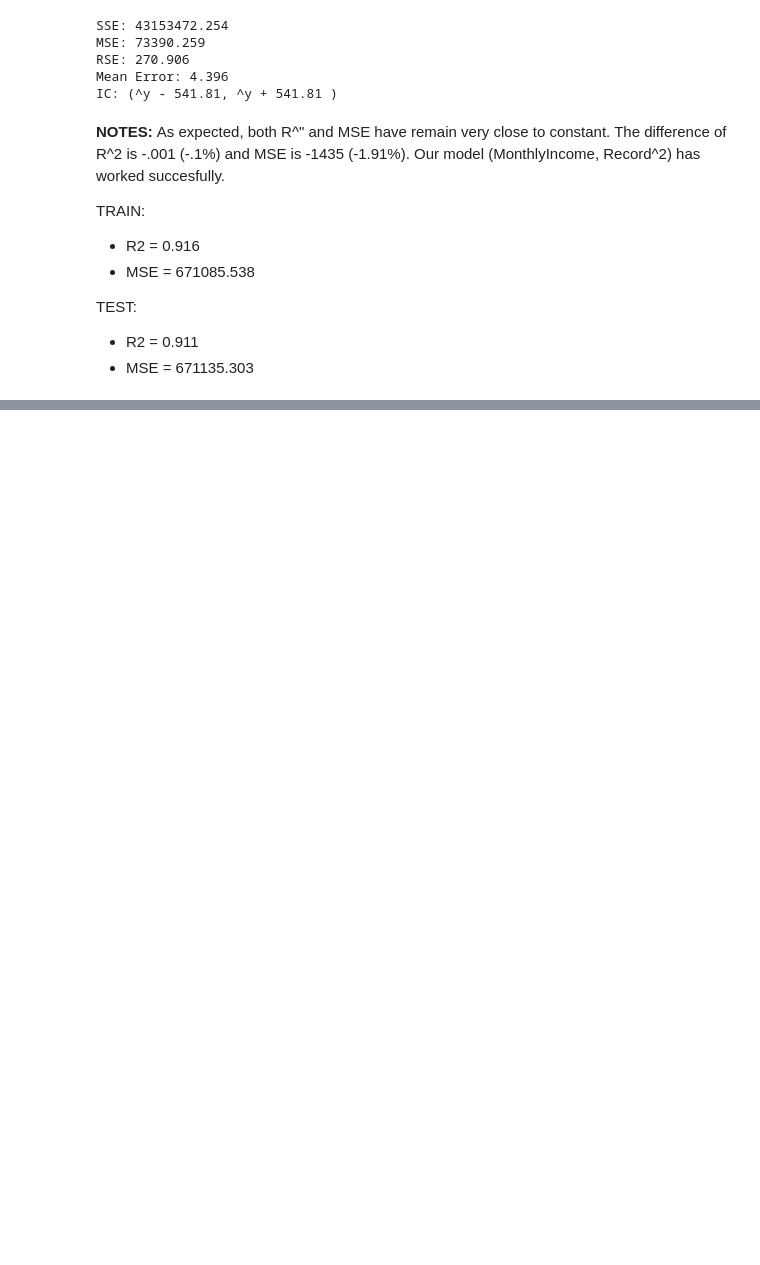
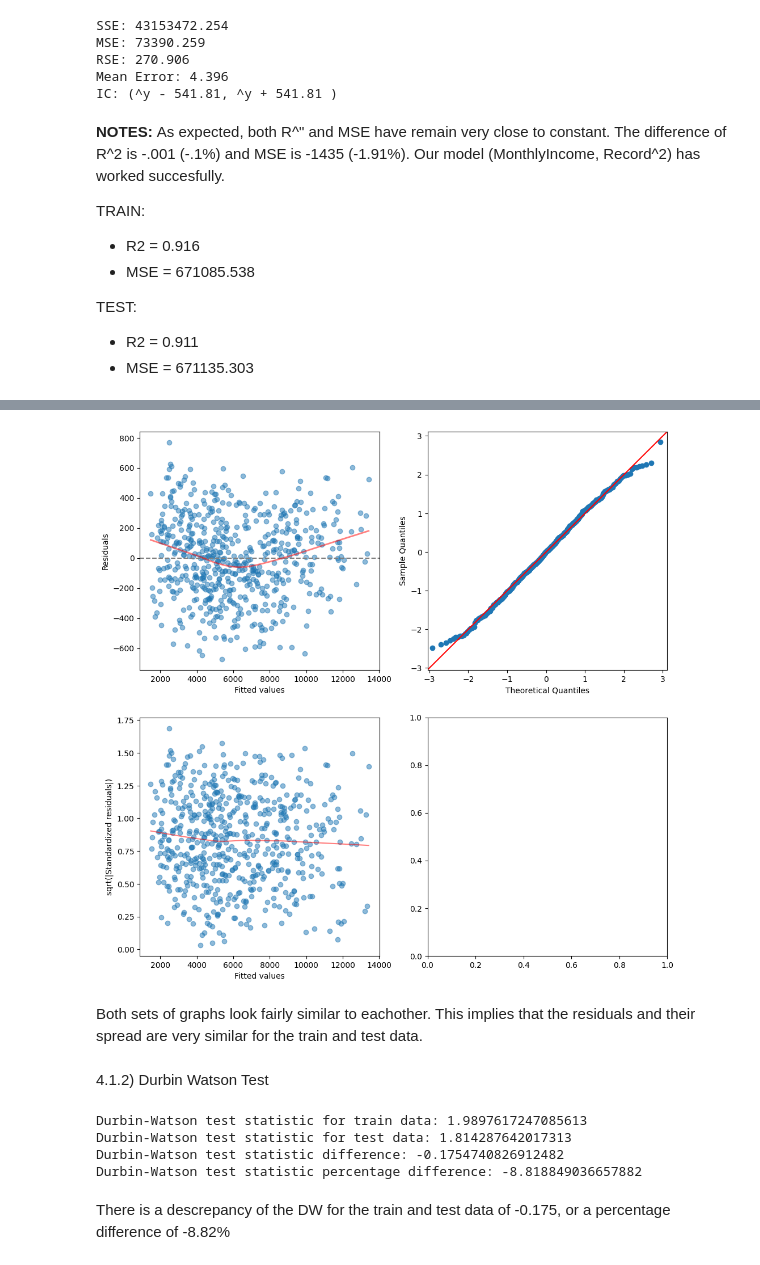
Before and after one commit to LAIN-21/linear_regression_lab, a Jupyter notebook: src/Linear_Regression_LAB (1).ipynb, the cells around one changed output, grey strips where cells are left out. Cells and saved outputs as stored; diff of their text form; code cells hidden in the pictures; blank space fills up the shorter version.

```diff
--- a/src/Linear_Regression_LAB (1).ipynb
+++ b/src/Linear_Regression_LAB (1).ipynb
@@ -891,0 +954,28 @@ TEST:
+# %%
+ols_resid_plots(best_model_test)
+# %% [output]
+[figure, added]
+# %% [markdown]
+Both sets of graphs look fairly similar to eachother. This implies that the residuals and their spread are very similar for the train and test data.
+# %% [markdown]
+4.1.2) Durbin Watson Test
+# %%
+from scipy import stats
+from statsmodels.stats.stattools import durbin_watson
+
+# Get the Durbin-Watson test statistic
+dw_train = durbin_watson(best_model_train.resid)
+dw_test = durbin_watson(best_model_test.resid)
+dw_difference = dw_test - dw_train
+dw_percentage_difference = (dw_difference / dw_train) * 100
+print("Durbin-Watson test statistic for train data:", dw_train)
+print("Durbin-Watson test statistic for test data:", dw_test)
+print("Durbin-Watson test statistic difference:", dw_difference)
+print("Durbin-Watson test statistic percentage difference:", dw_percentage_difference)
+# %% [output]
+Durbin-Watson test statistic for train data: 1.9897617247085613
+Durbin-Watson test statistic for test data: 1.814287642017313
+Durbin-Watson test statistic difference: -0.1754740826912482
+Durbin-Watson test statistic percentage difference: -8.818849036657882
+# %% [markdown]
+There is a descrepancy of the DW for the train and test data of -0.175, or a percentage difference of -8.82%
```
Also changed, not shown: parts of 13 cells of this notebook.
